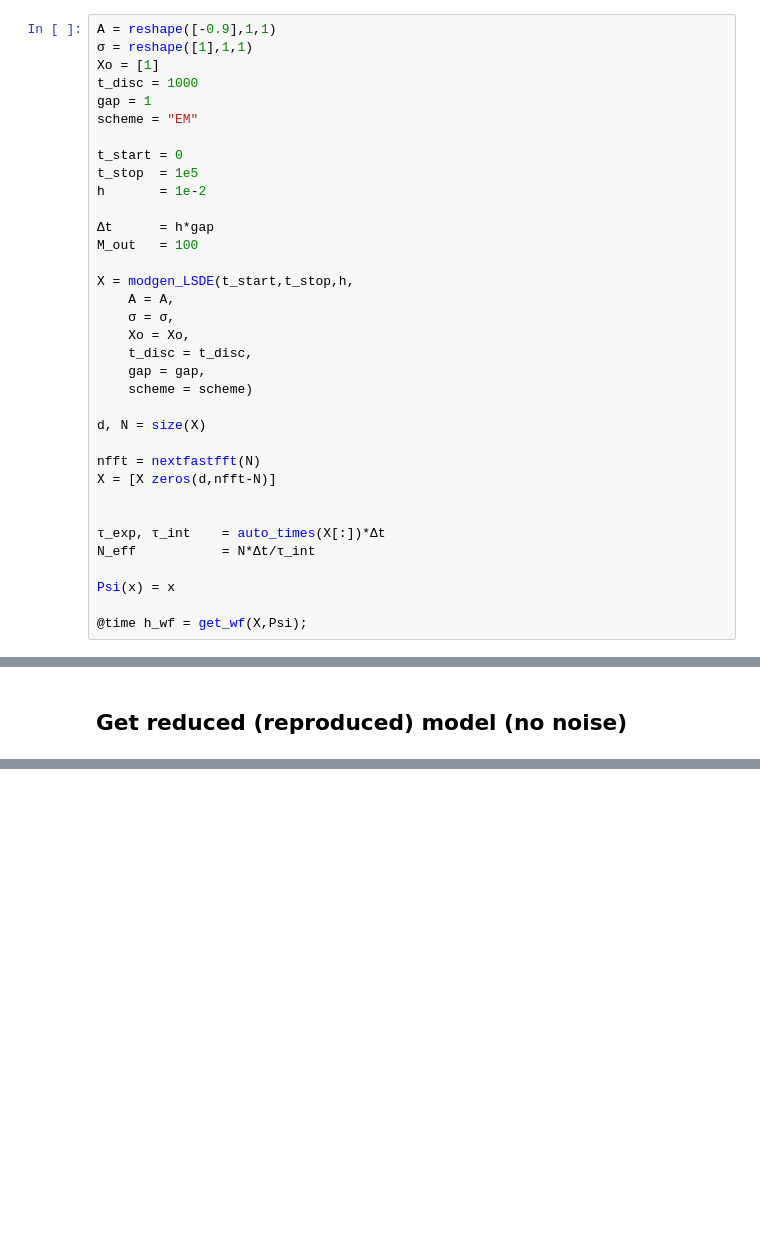
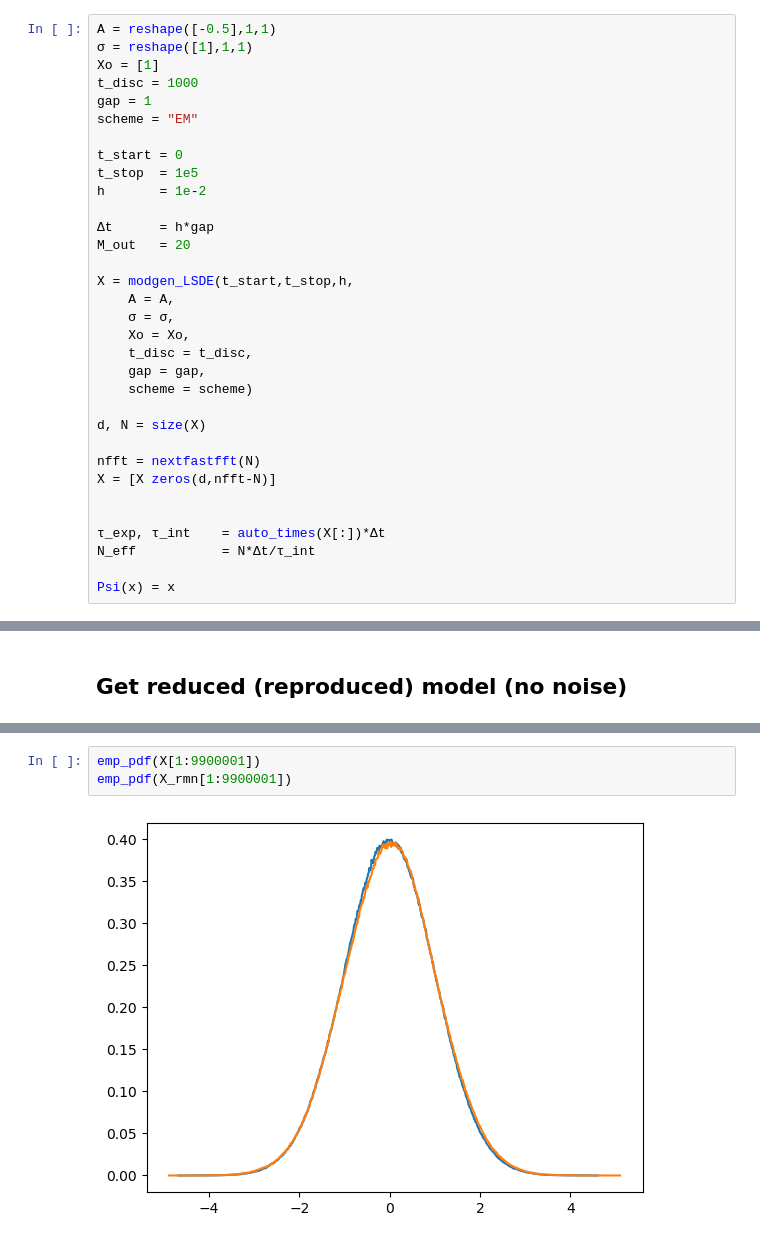
Before and after one commit to JaredMcB/DDRM, a Jupyter notebook: Examples/LinearSDE/Scalar LinearSDE Model Reduction.ipynb, the cells around one changed output, grey strips where cells are left out. Drawn from its saved outputs; the diff is of its cells as text; blank space fills up the shorter version.

```diff
--- a/Examples/LinearSDE/Scalar LinearSDE Model Reduction.ipynb
+++ b/Examples/LinearSDE/Scalar LinearSDE Model Reduction.ipynb
@@ -17,7 +17,7 @@ $$ X_{n+1} = (1 + hA)X_n + \sqrt{h}\sigma u_n \qquad \text{where }u_n \sim N(0,1
 # %% [markdown]
 ## Generate the data
 # %%
-A = reshape([-0.9],1,1)
+A = reshape([-0.5],1,1)
 σ = reshape([1],1,1)
 Xo = [1]
 t_disc = 1000
@@ -29,7 +29,7 @@ t_stop  = 1e5
 h       = 1e-2
 
 Δt      = h*gap
-M_out   = 100
+M_out   = 20
 
 X = modgen_LSDE(t_start,t_stop,h,
     A = A,
@@ -49,6 +49,4 @@ X = [X zeros(d,nfft-N)]
 N_eff           = N*Δt/τ_int
 
 Psi(x) = x
-
-@time h_wf = get_wf(X,Psi);
 # %% [output]
@@ -277,0 +180,5 @@ abs.(E)
+# %%
+emp_pdf(X[1:9900001])
+emp_pdf(X_rmn[1:9900001])
+# %% [output]
+[figure, added]
```
Also changed, not shown: parts of 32 cells of this notebook, 18 other files.
